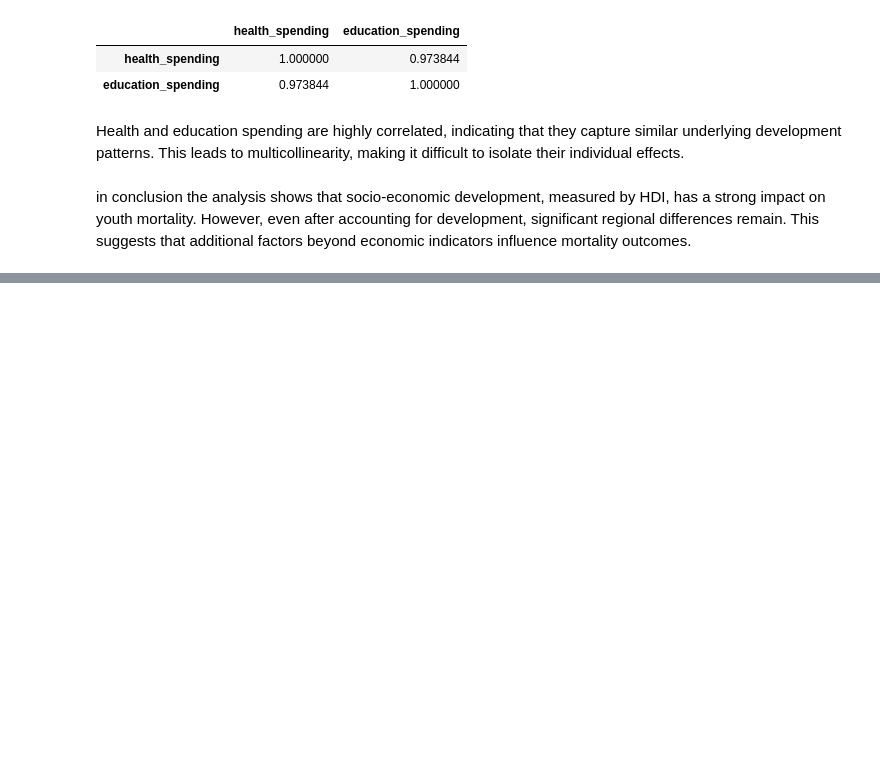
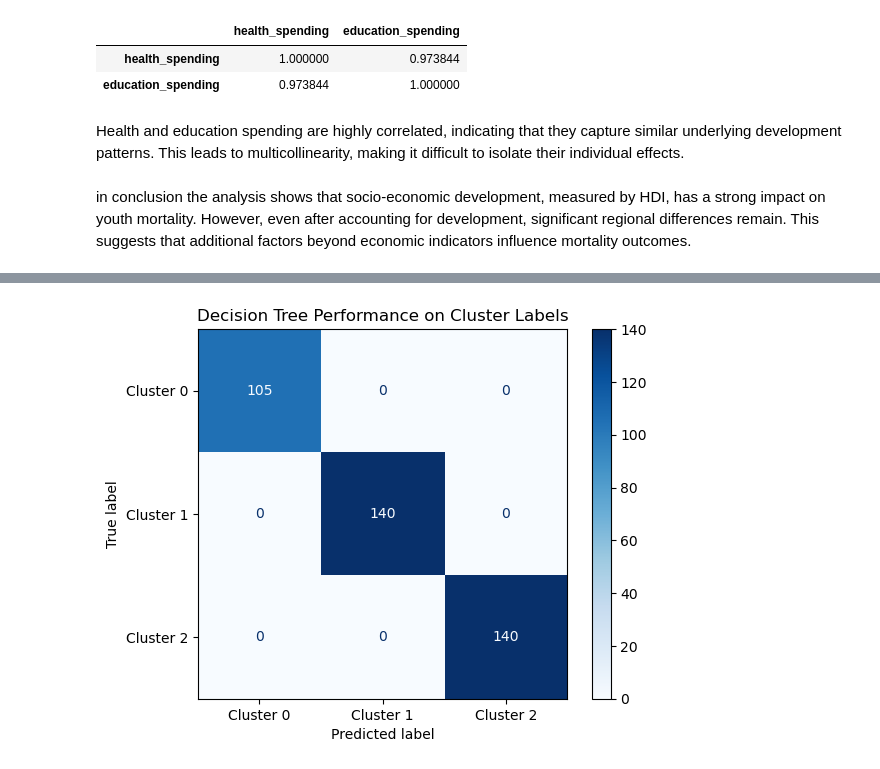
Before and after one commit to ecelule/dsa210project, a Jupyter notebook: youth_mortality_analysis_ML.ipynb, the cells around one changed output, grey strips where cells are left out. Drawn from its saved outputs; the diff is of its cells as text; code cells hidden in the pictures; blank space fills up the shorter version.

```diff
--- a/youth_mortality_analysis_ML.ipynb
+++ b/youth_mortality_analysis_ML.ipynb
@@ -540,0 +614,27 @@ in conclusion the analysis shows that socio-economic development, measured by HD
+# %%
+from sklearn.metrics import confusion_matrix, ConfusionMatrixDisplay
+import matplotlib.pyplot as plt
+
+# Feature'lar (tree'de kullandığınla aynı olmalı)
+features = ["HDI", "health_spending", "education_spending", "mort_median_5_24"]
+
+X_tree = df[features]
+y_true = df["Cluster"]
+
+# Tahmin
+y_pred = clf.predict(X_tree)
+
+# Confusion matrix
+cm = confusion_matrix(y_true, y_pred)
+
+# Plot
+disp = ConfusionMatrixDisplay(
+    confusion_matrix=cm,
+    display_labels=["Cluster 0", "Cluster 1", "Cluster 2"]
+)
+
+disp.plot(cmap="Blues")
+plt.title("Decision Tree Performance on Cluster Labels")
+plt.show()
+# %% [output]
+[figure, added]
```
Also changed, not shown: parts of 9 cells of this notebook, 2 other files.
